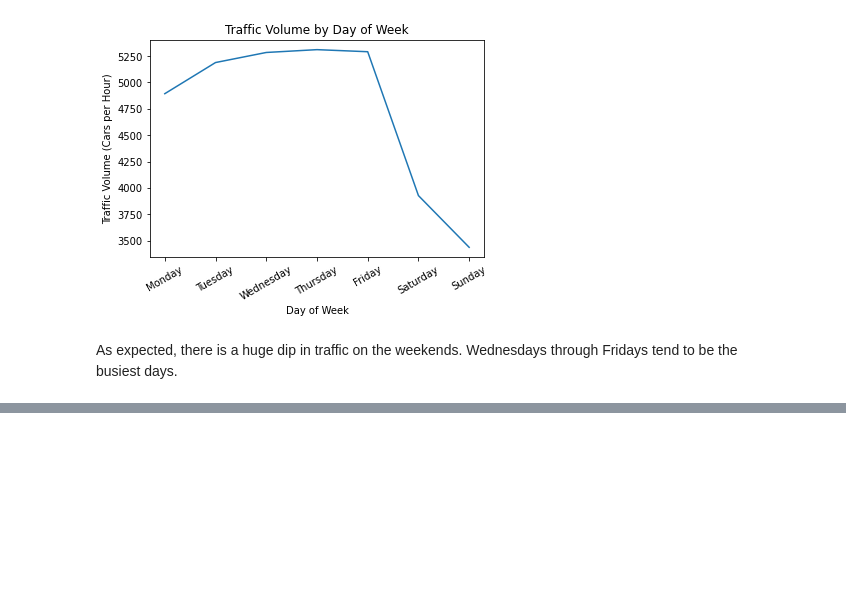
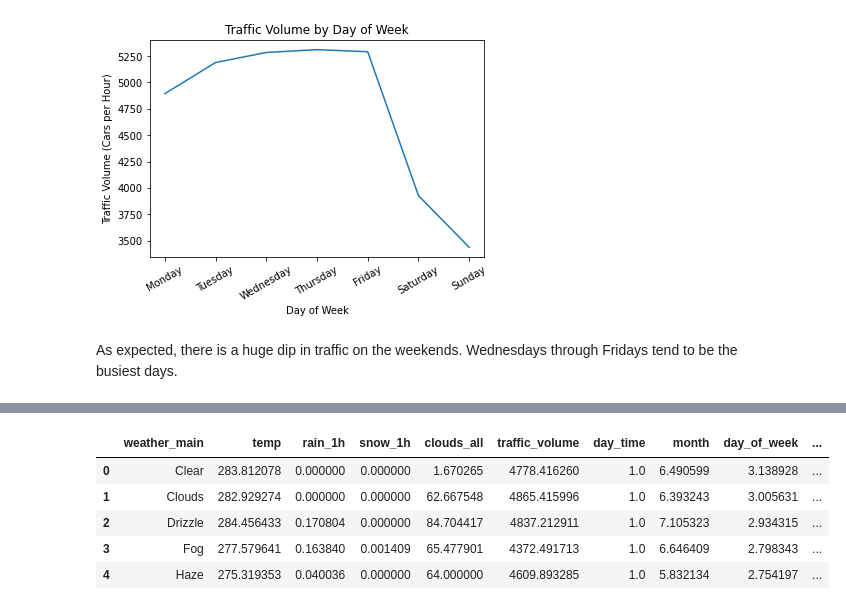
Before and after one commit to nikomccarty/data_science_notebooks, a Jupyter notebook: 20220502_traffic_analysis/traffic_exploratory.ipynb, the cells around one changed output, grey strips where cells are left out. Cells and saved outputs as stored; diff of their text form; code cells hidden in the pictures; blank space fills up the shorter version.

```diff
--- a/20220502_traffic_analysis/traffic_exploratory.ipynb
+++ b/20220502_traffic_analysis/traffic_exploratory.ipynb
@@ -246,0 +324,9 @@ As expected, there is a huge dip in traffic on the weekends. Wednesdays through
+# %%
+by_weather_main.head()
+# %% [output]
+|  | weather_main | temp | rain_1h | snow_1h | clouds_all | traffic_volume | day_time | month | day_of_week | ... |
+| 0 | Clear | 283.812078 | 0.000000 | 0.000000 | 1.670265 | 4778.416260 | 1.0 | 6.490599 | 3.138928 | ... |
+| 1 | Clouds | 282.929274 | 0.000000 | 0.000000 | 62.667548 | 4865.415996 | 1.0 | 6.393243 | 3.005631 | ... |
+| 2 | Drizzle | 284.456433 | 0.170804 | 0.000000 | 84.704417 | 4837.212911 | 1.0 | 7.105323 | 2.934315 | ... |
+| 3 | Fog | 277.579641 | 0.163840 | 0.001409 | 65.477901 | 4372.491713 | 1.0 | 6.646409 | 2.798343 | ... |
+| 4 | Haze | 275.319353 | 0.040036 | 0.000000 | 64.000000 | 4609.893285 | 1.0 | 5.832134 | 2.754197 | ... |
```
Also changed, not shown: parts of 16 cells of this notebook.
